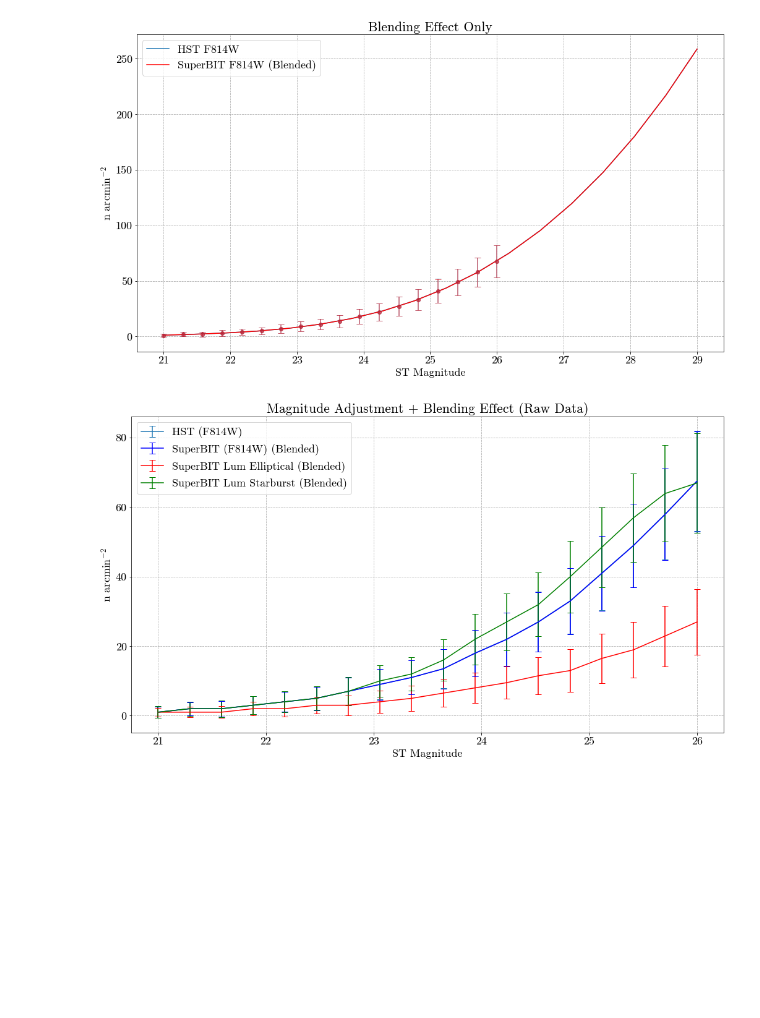
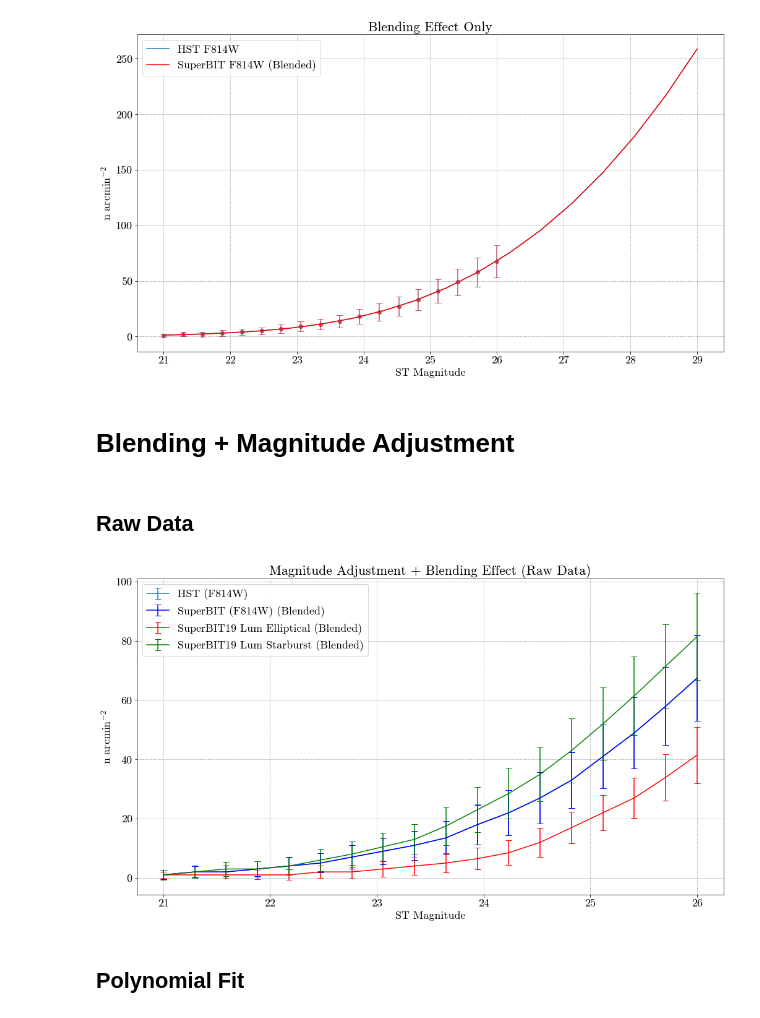
Before and after one commit to veome22/superbit_neff, a Jupyter notebook: neff_superbit.ipynb, the cells around one changed output. Saved outputs shown, nothing was run; the diff lists cells and outputs as text; code cells hidden in the pictures; blank space fills up the shorter version.

Commit message:
temporarily switched to 2019 Lum band, implemented new extrapolation method in mag adjustment plot

```diff
--- a/neff_superbit.ipynb
+++ b/neff_superbit.ipynb
@@ -13,7 +18,7 @@ DIRECTORY = '/mnt/44868D0F868D02A2/Users/veome/Google Drive/Academics/Senior The
 # %%
 # cosmos = np.genfromtxt(DIRECTORY+'acs_cosmos1361.gcat_ascii', usecols=range(0,10), invalid_raise=False)
-cosmos = np.genfromtxt('superbit_cosmos1361_shape_mag26.gcat_ascii', usecols=range(0,13), invalid_raise=False)
-# cosmos = np.genfromtxt('superbit_cosmos1361_u_mag26.gcat_ascii', usecols=range(0,13), invalid_raise=False)
+# cosmos = np.genfromtxt('superbit_cosmos1361_shape_mag26.gcat_ascii', usecols=range(0,13), invalid_raise=False)
+cosmos = np.genfromtxt('superbit19_cosmos1361_lum_mag26.gcat_ascii', usecols=range(0,13), invalid_raise=False)
 
 print("Original Catalog Size: %i"%cosmos.shape[0])
 
@@ -219,0 +305,17 @@ plt.show()
+# %%
+# SuperBIT N vs E Magnitude AND Redshift
+fig, ((ax1, ax2, ax3), (ax4, ax5, ax6)) = plt.subplots(2, 3, figsize=(15,8))
+ax = [ax1, ax2, ax3, ax4, ax5, ax6]
+
+z_mags = np.linspace(21.0, MAG_LIM, num=len(ax))
+zs = np.linspace(0.0, 3.0, num=len(ax))
+size = 8
+
+for i in range(len(z_mags)):
+    cat = get_cat_subset(cosmos, [150.0,2.0], ra_range=size*u.arcmin, dec_range=size*u.arcmin, super_e_mag=z_mags[i])
+    ax[i].hist(cat[:,2], bins=zs)
+    ax[i].set_title('Magcut = {}'.format(z_mags[i]))
+    ax[i].set(xlabel='Z', ylabel='Count')
+
+fig.suptitle('SuperBIT E Mag and Redshift vs Neff')
+fig.tight_layout()
@@ -219,0 +326,17 @@ plt.show()
+# %%
+# SuperBIT N vs Starburst Magnitude AND Redshift
+fig, ((ax1, ax2, ax3), (ax4, ax5, ax6)) = plt.subplots(2, 3, figsize=(15,8))
+ax = [ax1, ax2, ax3, ax4, ax5, ax6]
+
+z_mags = np.linspace(21.0, MAG_LIM, num=len(ax))
+zs = np.linspace(0.0, 3.0, num=len(ax))
+size = 8
+
+for i in range(len(z_mags)):
+    cat = get_cat_subset(cosmos, [150.0,2.0], ra_range=size*u.arcmin, dec_range=size*u.arcmin, super_sb_mag=z_mags[i])
+    ax[i].hist(cat[:,2], bins=zs)
+    ax[i].set_title('Magcut = {}'.format(z_mags[i]))
+    ax[i].set(xlabel='Z', ylabel='Count')
+
+fig.suptitle('SuperBIT Starburst Mag and Redshift vs Neff')
+fig.tight_layout()
@@ -278,6 +405,8 @@ plt.grid(linestyle='--')
 # plt.savefig(DIRECTORY+'blending_only_f814w_magnitude_neff.png')
 # %% [output]
 [figure]
+# %% [markdown]
+# Blending + Magnitude Adjustment
 # %%
 # Blending vs Elliptical Magnitude (for SuperBIT Mags)
 superbit_e_blend_mag = [[], [], [], [], [], [],
@@ -302,6 +431,8 @@ for ra in np.arange(149.6,150.6,0.1):
     for dec in np.arange(1.7,2.7,0.1):
         for i in range(len(superbit_sb_blend_mag)):
             superbit_sb_blend_mag[i].append(get_blend_ratio(cosmos, [ra, dec], SUPERBIT_PSF, super_sb_mag=mags[i]))
+# %% [markdown]
+## Raw Data
 # %%
 # Plot n_eff raw data
 
@@ -324,34 +455,36 @@ for i in range (len(superbit_e_blend_mag)):
 # Subtract blended objects from Lum Band Neff
 sbit_e_meds = e_meds - (e_med_blend*e_meds)
 sbit_e_stds = e_std_blend + e_stds
 
 sbit_sb_meds = sb_meds - (sb_med_blend*sb_meds)
 sbit_sb_stds = sb_std_blend + sb_stds
 
 
 plt.figure(figsize=(14,8))
 alp=1
 
 # Plot F814W Neffs
 plt.errorbar(mags, hst_meds, yerr=hst_stds, label="HST (F814W)", fmt='-', color='C0', alpha=alp)
 plt.errorbar(mags, sbit_meds, yerr=sbit_stds, label="SuperBIT (F814W) (Blended)", fmt='-', color='b', alpha=alp)
 
 # Plot SuperBIT Lum Neffs
-plt.errorbar(mags, sbit_e_meds, yerr=sbit_e_stds, label="SuperBIT Lum Elliptical (Blended)", fmt='-', color='r', alpha=alp)
+plt.errorbar(mags, sbit_e_meds, yerr=sbit_e_stds, label="SuperBIT19 Lum Elliptical (Blended)", fmt='-', color='r', alpha=alp)
 
-plt.errorbar(mags, sbit_sb_meds, yerr=sbit_sb_stds, label="SuperBIT Lum Starburst (Blended)", fmt='-', color='g', alpha=alp)
+plt.errorbar(mags, sbit_sb_meds, yerr=sbit_sb_stds, label="SuperBIT19 Lum Starburst (Blended)", fmt='-', color='g', alpha=alp)
 
 plt.title("Magnitude Adjustment + Blending Effect (Raw Data)")
 plt.xlabel("ST Magnitude")
 plt.ylabel('n arcmin$^{-2}$')
 plt.legend()
 plt.tight_layout(pad=0)
 plt.grid(linestyle='--')
 
 # plt.xlim(21.1, 29)
 # plt.ylim(37.5, 38.5)
 
 # plt.savefig(DIRECTORY+'blending+magnitude_neff_raw.png')
 # %% [output]
-[figure, old version]
+[figure, new version]
+# %% [markdown]
+## Polynomial Fit
 # %%
```
Also changed, not shown: parts of 27 cells of this notebook.
